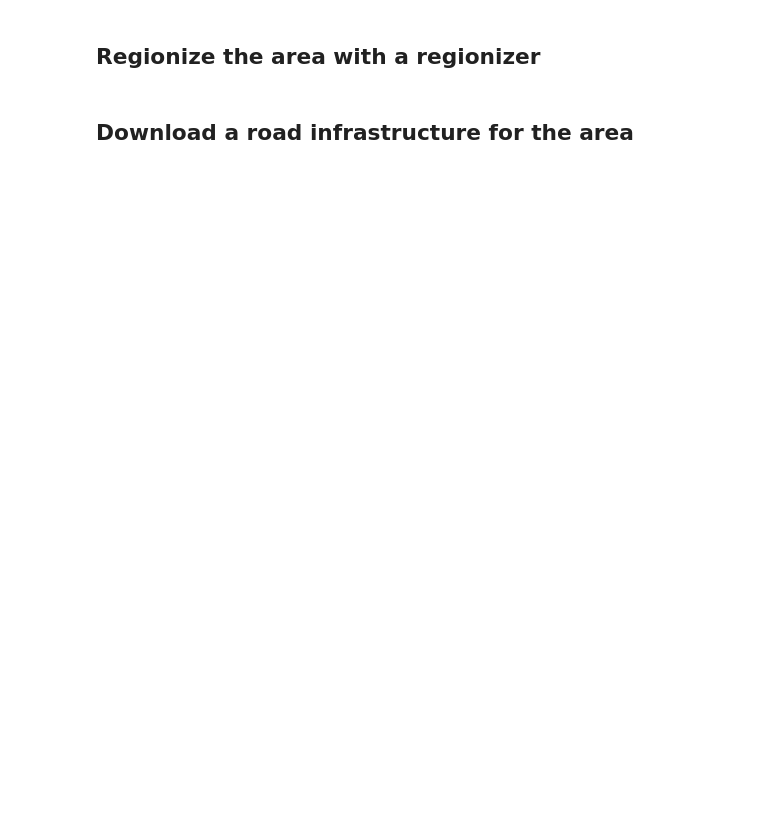
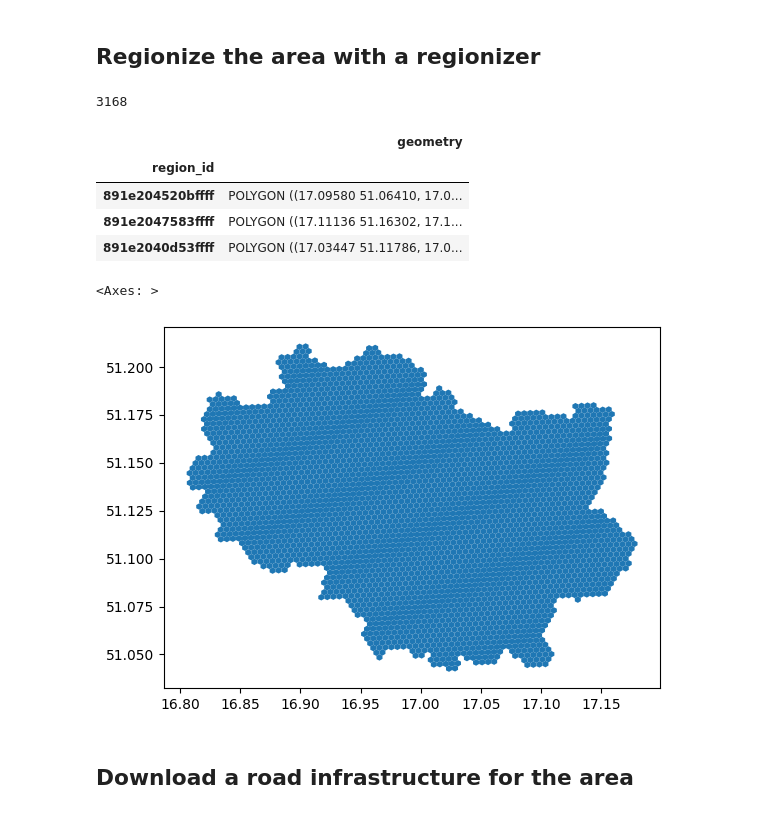
Before and after one commit to Calychas/highway2vec_remaster, a Jupyter notebook: notebooks/highway2vec_embedder.ipynb, the cells around one changed output. Drawn from its saved outputs; the diff is of its cells as text; code cells hidden in the pictures; blank space fills up the shorter version.

```diff
--- a/notebooks/highway2vec_embedder.ipynb
+++ b/notebooks/highway2vec_embedder.ipynb
@@ -14,10 +18,20 @@ area_gdf.plot()
 # %%
 from srai.regionizers import H3Regionizer
 
 regionizer = H3Regionizer(9)
 regions_gdf = regionizer.transform(area_gdf)
 print(len(regions_gdf))
+display(regions_gdf.head(3))
 regions_gdf.plot()
+# %% [output]
+3168
+|  | geometry |
+| region_id |  |
+| 891e204520bffff | POLYGON ((17.09580 51.06410, 17.0... |
+| 891e2047583ffff | POLYGON ((17.11136 51.16302, 17.1... |
+| 891e2040d53ffff | POLYGON ((17.03447 51.11786, 17.0... |
+<Axes: >
+[figure, added]
 # %% [markdown]
 ## Download a road infrastructure for the area
 # %%
```
Also changed, not shown: parts of 6 cells of this notebook, 23 other files.
